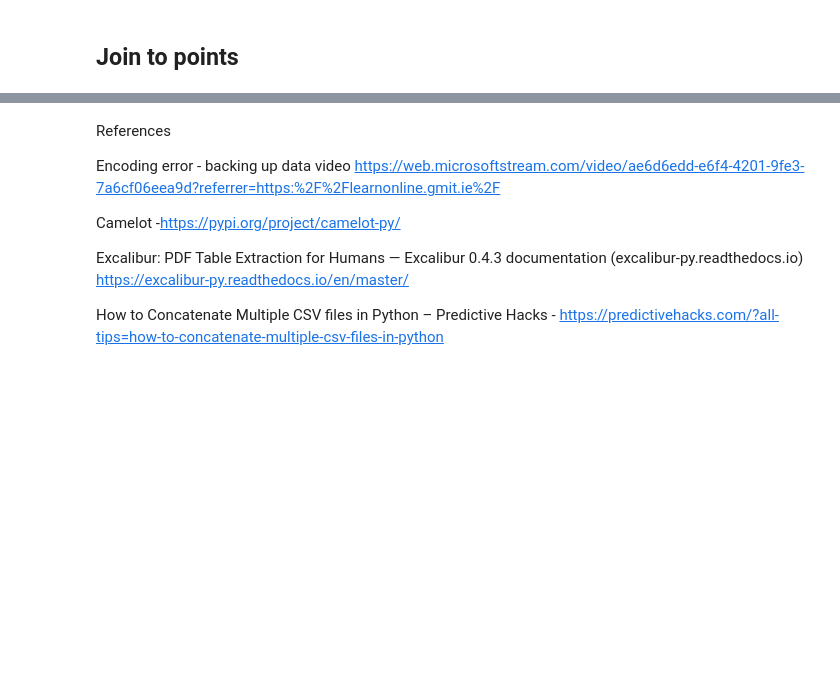
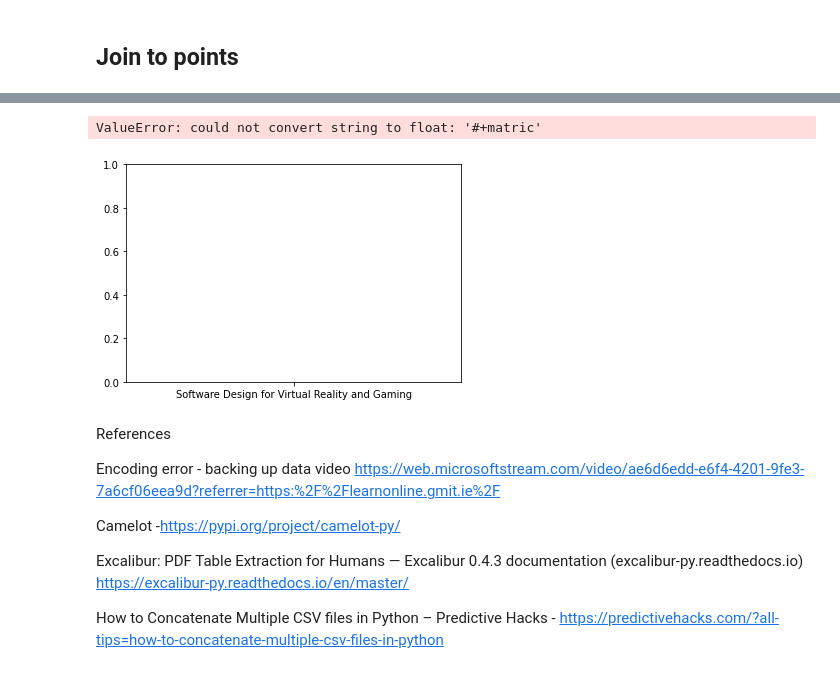
Before and after one commit to susehenry/Fundamentals-of-Data-Analysis, a Jupyter notebook: cao-Copy2.ipynb, the cells around one changed output, grey strips where cells are left out. Saved outputs shown, nothing was run; the diff lists cells and outputs as text; code cells hidden in the pictures; blank space fills up the shorter version.

```diff
--- a/cao-Copy2.ipynb
+++ b/cao-Copy2.ipynb
@@ -512,0 +569,4 @@ allcourses
+# %%
+df2019_r1 = df2019[['code', 'pointsR1']]
+df2019_r1.columns = ['code', 'points_r1_2019']
+df2019_r1
@@ -512,0 +587,4 @@ allcourses
+# %%
+# Set the index to the code column.
+df2019_r1.set_index('code', inplace=True)
+df2019_r1
@@ -512,0 +606,3 @@ allcourses
+# %%
+allcourses = allcourses.join(df2019_r1)
+allcourses
@@ -512,0 +635,4 @@ allcourses
+# %%
+#Trend graph
+df = pd.DataFrame (allcourses)
+df.tail ()
@@ -512,0 +647,8 @@ allcourses
+# %%
+df.plot(x="title", y="points_r1_2020", kind="scatter")
+
+plt.subplot(1, 1, 1)
+plt.show ()
+# %% [output]
+ValueError: could not convert string to float: '#+matric'
+[figure, added]
```
Also changed, not shown: parts of 20 cells of this notebook, 13 other files.
